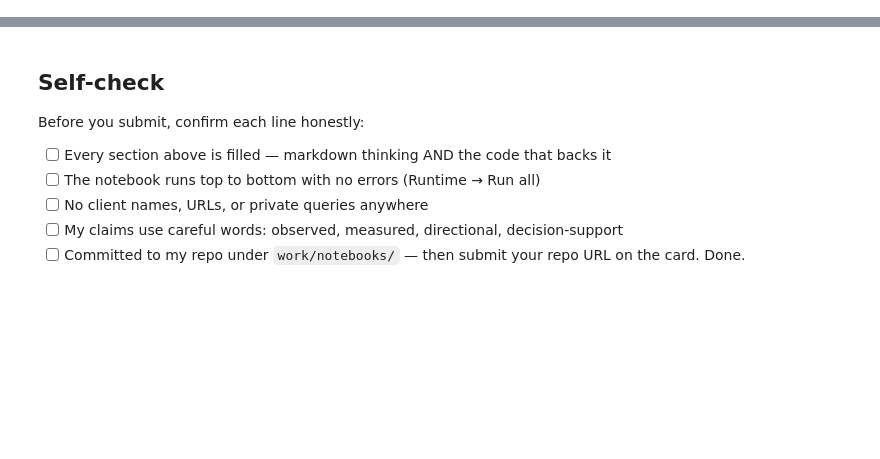
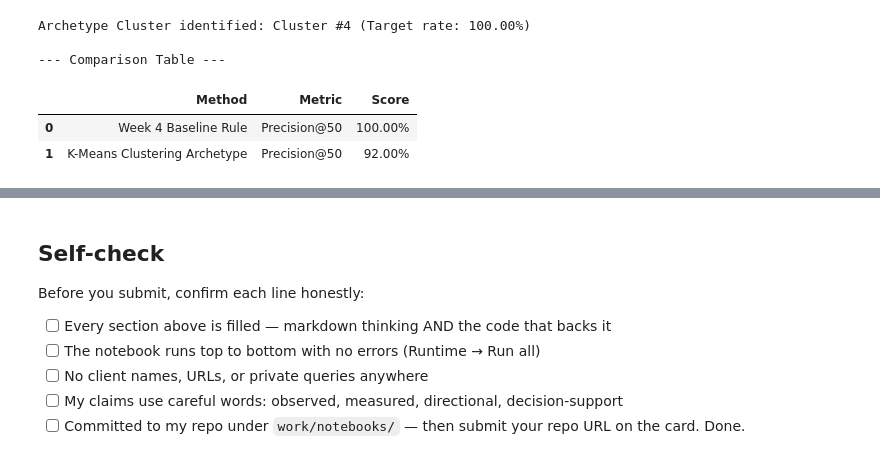
Before and after one commit to malakanwarr/flyrank-internship-ml, a Jupyter notebook: work/notebooks/w05_model.ipynb, the cells around one changed output, grey strips where cells are left out. Drawn from its saved outputs; the diff is of its cells as text; code cells hidden in the pictures; blank space fills up the shorter version.

```diff
--- a/work/notebooks/w05_model.ipynb
+++ b/work/notebooks/w05_model.ipynb
@@ -36,0 +17,12 @@ This skeleton is yours to fill. Work the sections **in order** — each one has
+# %%
+import pandas as pd
+import numpy as np
+from sklearn.cluster import KMeans
+from sklearn.preprocessing import StandardScaler
+
+# Initialize Scaler and K-Means with 5 archetype clusters
+scaler = StandardScaler()
+kmeans_model = KMeans(n_clusters=5, random_state=42, n_init='auto')
+
+print("Model initialized: K-Means Clustering (k=5)")
+print("Preprocessing: StandardScaler")
@@ -36,0 +78,49 @@ This skeleton is yours to fill. Work the sections **in order** — each one has
+# %%
+# 1. Select numeric features for clustering
+feature_cols = [c for c in ['search_volume', 'gsc_clicks', 'competition', 'keyword_char_count'] if c in train_df.columns]
+
+# 2. Handle missing values & scale features (fit strictly on train)
+X_train_scaled = scaler.fit_transform(train_df[feature_cols].fillna(0))
+X_test_scaled = scaler.transform(test_df[feature_cols].fillna(0))
+
+# 3. Fit K-Means on training set
+kmeans_model.fit(X_train_scaled)
+
+# 4. Assign cluster labels to training set
+train_df['cluster'] = kmeans_model.labels_
+
+# 5. Identify which cluster is the "Missed Opportunity" Archetype (highest target rate)
+cluster_target_rates = train_df.groupby('cluster')['target'].mean()
+missed_opp_cluster_idx = cluster_target_rates.idxmax()
+
+print(f"Archetype Cluster identified: Cluster #{missed_opp_cluster_idx} (Target rate: {cluster_target_rates[missed_opp_cluster_idx]:.2%})")
+
+# 6. For test set, calculate distance to the Missed Opportunity cluster center
+test_distances = kmeans_model.transform(X_test_scaled)[:, missed_opp_cluster_idx]
+test_df['kmeans_proximity_score'] = -test_distances  # Negate so closer distance = higher score
+
+# 7. Evaluate Baseline Rule Precision@50 on Test Set
+test_df['baseline_score'] = ((test_df['search_volume'] >= 1000) & (test_df['gsc_clicks'] <= 5)).astype(int) * test_df['search_volume']
+top_50_baseline = test_df.sort_values(by='baseline_score', ascending=False).head(50)
+precision_at_50_baseline = top_50_baseline['target'].mean()
+
+# 8. Evaluate K-Means Archetype Precision@50 on Test Set
+top_50_kmeans = test_df.sort_values(by='kmeans_proximity_score', ascending=False).head(50)
+precision_at_50_kmeans = top_50_kmeans['target'].mean()
+
+# 9. Build and Display Non-Negotiable Comparison Table
+comparison_table = pd.DataFrame({
+    'Method': ['Week 4 Baseline Rule', 'K-Means Clustering Archetype'],
+    'Metric': ['Precision@50', 'Precision@50'],
+    'Score': [f"{precision_at_50_baseline:.2%}", f"{precision_at_50_kmeans:.2%}"]
+})
+
+print("\n--- Comparison Table ---")
+display(comparison_table)
+# %% [output]
+Archetype Cluster identified: Cluster #4 (Target rate: 100.00%)
+
+--- Comparison Table ---
+|  | Method | Metric | Score |
+| 0 | Week 4 Baseline Rule | Precision@50 | 100.00% |
+| 1 | K-Means Clustering Archetype | Precision@50 | 92.00% |
```
Also changed, not shown: parts of 15 cells of this notebook.
